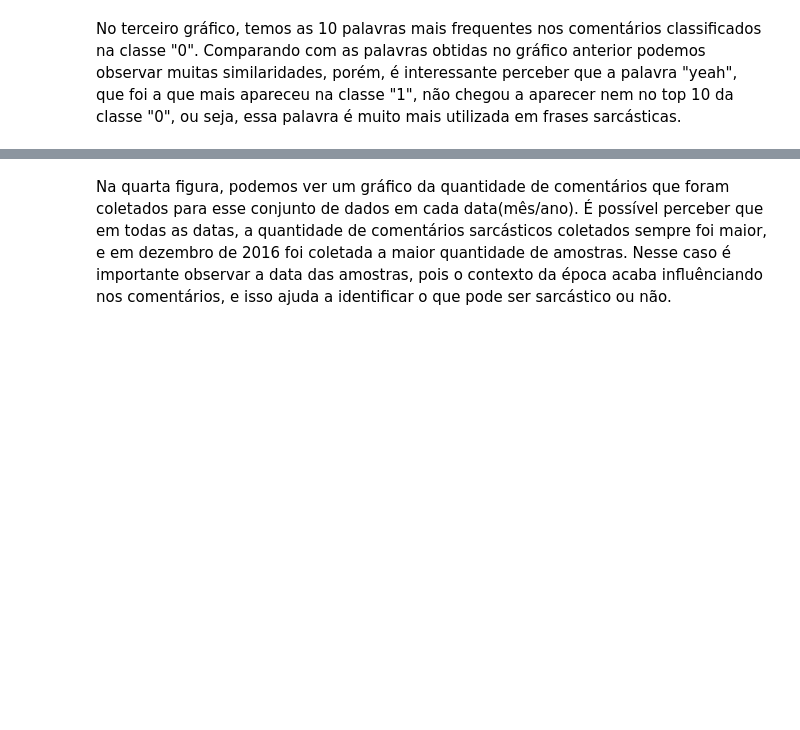
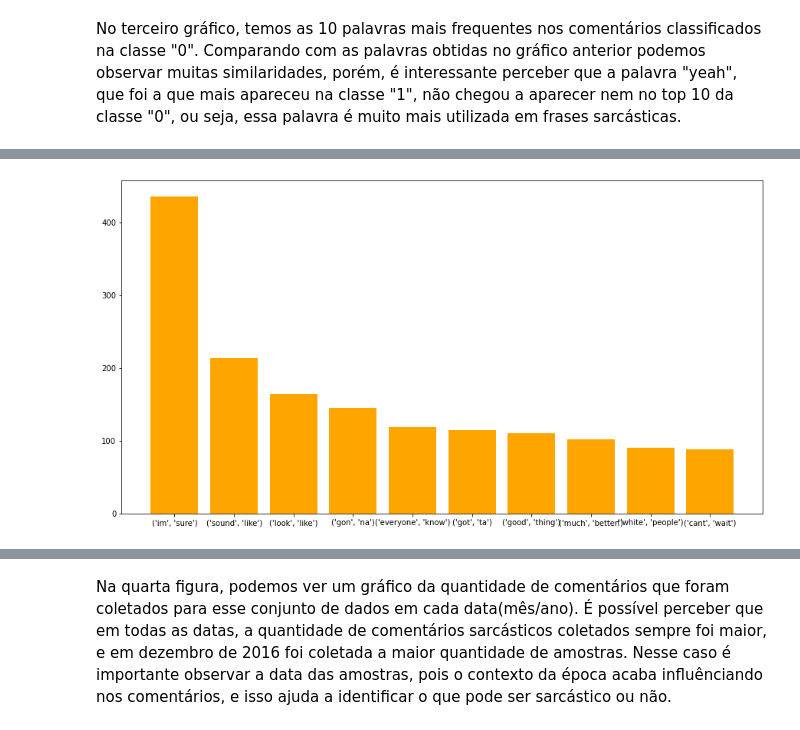
Before and after one commit to juliomaced0/Mentoria_Python_IA, a Jupyter notebook: Trabalho_Final/Trabalho Final.ipynb, the cells around one changed output, grey strips where cells are left out. Cells and saved outputs as stored; diff of their text form; code cells hidden in the pictures; blank space fills up the shorter version.

```diff
--- a/Trabalho_Final/Trabalho Final.ipynb
+++ b/Trabalho_Final/Trabalho Final.ipynb
@@ -241,0 +248,18 @@ plt.gcf().set_size_inches(13, 6)
+# %%
+# Gráfico dos bigramas que aparecem com mais frequência na classe 1
+from nltk import bigrams
+q = df[um]
+q = q.comment.explode().to_frame().reset_index(drop=True)
+P=' '.join([str(w) for w in q['comment']])
+P = preprocess(P)
+P = word_tokenize(P)
+P = list(bigrams(P))
+P = FreqDist(P)
+
+figure(figsize=(15, 8))
+x, y = zip(*P.most_common(n=10))
+plt.bar(range(len(x)), y, color='orange')
+plt.xticks(range(len(x)), x)
+plt.show()
+# %% [output]
+[figure, added]
```
Also changed, not shown: parts of 76 cells of this notebook.
